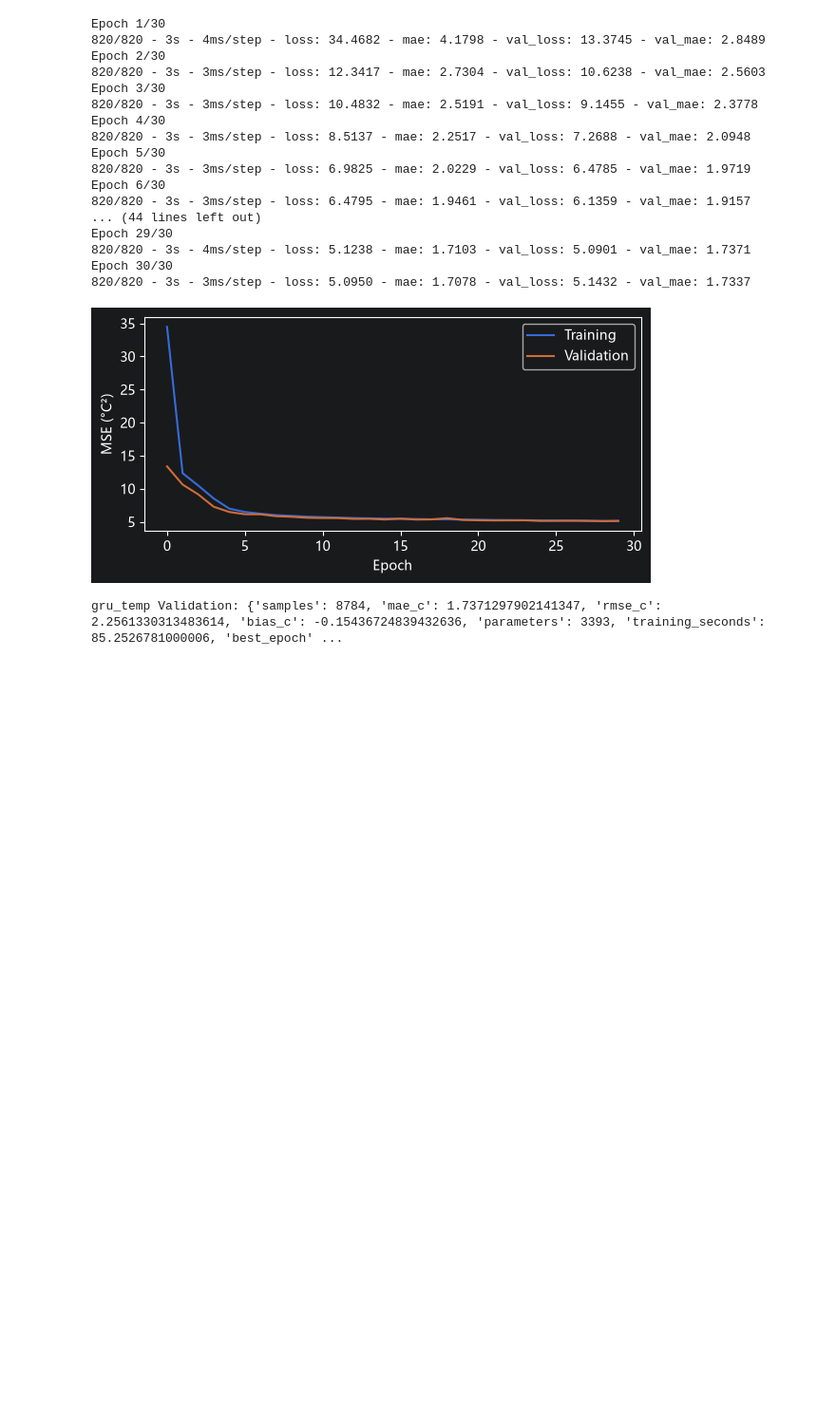
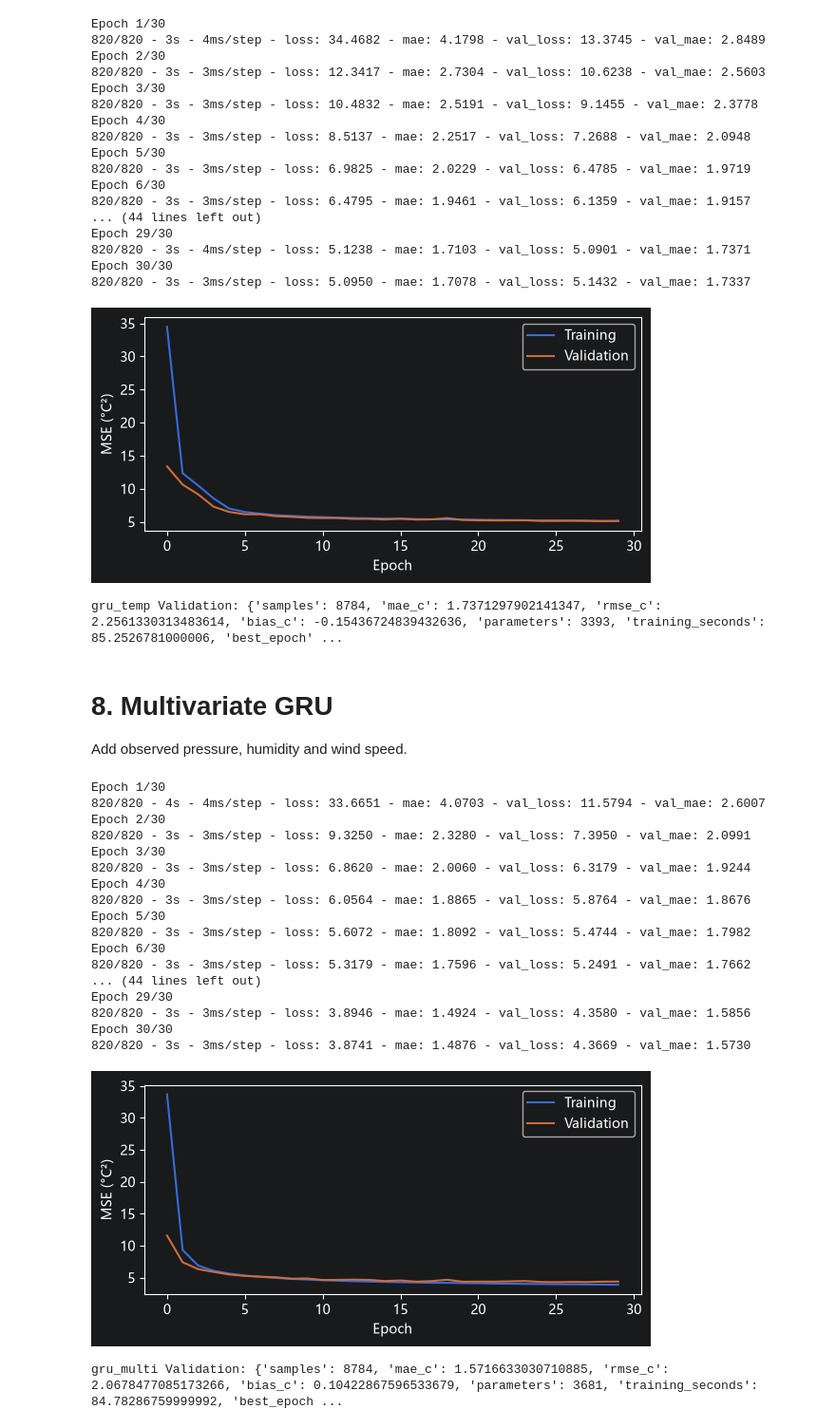
Before and after one commit to Frank-Ping/DATAX504-Yuanhao, a Jupyter notebook: final_report/final_report.ipynb, the cells around one changed output. Shown at 95% size. Saved outputs shown, nothing was run; the diff lists cells and outputs as text; code cells hidden in the pictures; blank space fills up the shorter version.

Commit message:
Final Project: 8. train multivariate GRU

```diff
--- a/final_report/final_report.ipynb
+++ b/final_report/final_report.ipynb
@@ -236,3 +236,29 @@ Epoch 30/30
 820/820 - 3s - 3ms/step - loss: 5.0950 - mae: 1.7078 - val_loss: 5.1432 - val_mae: 1.7337
 [figure]
 gru_temp Validation: {'samples': 8784, 'mae_c': 1.7371297902141347, 'rmse_c': 2.2561330313483614, 'bias_c': -0.15436724839432636, 'parameters': 3393, 'training_seconds': 85.2526781000006, 'best_epoch' ...
+# %% [markdown]
+# 8. Multivariate GRU
+
+Add observed pressure, humidity and wind speed.
+# %%
+train_model("gru_multi", multivariate=True, recurrent=True)
+# %% [output]
+Epoch 1/30
+820/820 - 4s - 4ms/step - loss: 33.6651 - mae: 4.0703 - val_loss: 11.5794 - val_mae: 2.6007
+Epoch 2/30
+820/820 - 3s - 3ms/step - loss: 9.3250 - mae: 2.3280 - val_loss: 7.3950 - val_mae: 2.0991
+Epoch 3/30
+820/820 - 3s - 3ms/step - loss: 6.8620 - mae: 2.0060 - val_loss: 6.3179 - val_mae: 1.9244
+Epoch 4/30
+820/820 - 3s - 3ms/step - loss: 6.0564 - mae: 1.8865 - val_loss: 5.8764 - val_mae: 1.8676
+Epoch 5/30
+820/820 - 3s - 3ms/step - loss: 5.6072 - mae: 1.8092 - val_loss: 5.4744 - val_mae: 1.7982
+Epoch 6/30
+820/820 - 3s - 3ms/step - loss: 5.3179 - mae: 1.7596 - val_loss: 5.2491 - val_mae: 1.7662
+... (44 lines left out)
+Epoch 29/30
+820/820 - 3s - 3ms/step - loss: 3.8946 - mae: 1.4924 - val_loss: 4.3580 - val_mae: 1.5856
+Epoch 30/30
+820/820 - 3s - 3ms/step - loss: 3.8741 - mae: 1.4876 - val_loss: 4.3669 - val_mae: 1.5730
+[figure, added]
+gru_multi Validation: {'samples': 8784, 'mae_c': 1.5716633030710885, 'rmse_c': 2.0678477085173266, 'bias_c': 0.10422867596533679, 'parameters': 3681, 'training_seconds': 84.78286759999992, 'best_epoch ...
```
